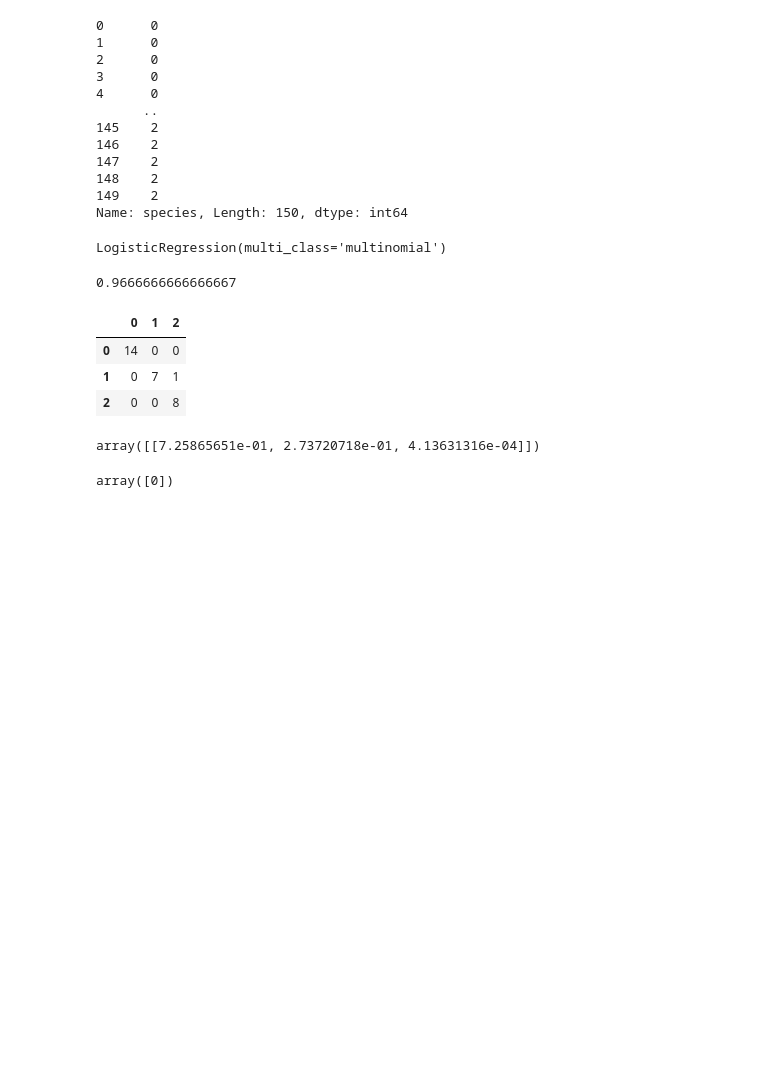
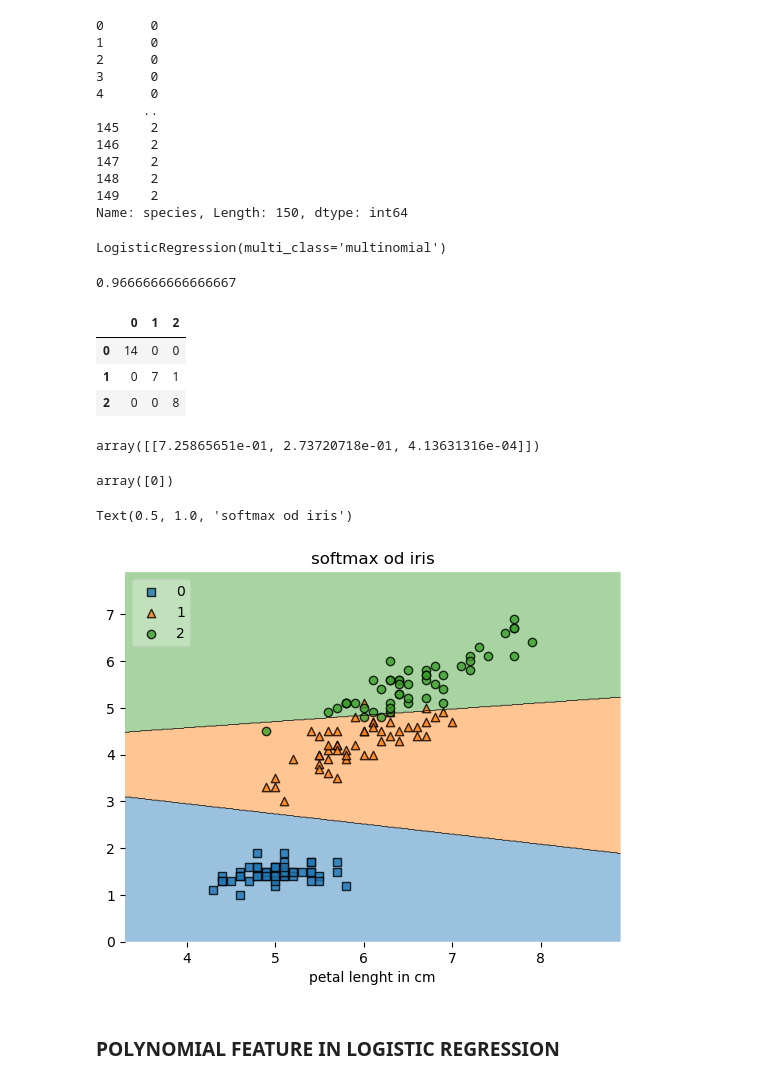
Before and after one commit to TANUSHRI-BHISE/LinearRegression, a Jupyter notebook: multinominal_logistic_polynomial.ipynb, the cells around one changed output. Drawn from its saved outputs; the diff is of its cells as text; code cells hidden in the pictures; blank space fills up the shorter version.

```diff
--- a/multinominal_logistic_polynomial.ipynb
+++ b/multinominal_logistic_polynomial.ipynb
@@ -105,3 +105,15 @@ array([[7.25865651e-01, 2.73720718e-01, 4.13631316e-04]])
 clf.predict(query)#gives max value out of all from above 3 numbers
 # %% [output]
 array([0])
+# %%
+from mlxtend.plotting import plot_decision_regions
+plot_decision_regions(X.values,y.values,clf,legend=2)
+plt.xlabel('sepal length in cm')
+plt.xlabel('petal lenght in cm')
+plt.title('softmax od iris')
+# %% [output]
+Text(0.5, 1.0, 'softmax od iris')
+[figure, added]
+# %% [markdown]
+<h3>POLYNOMIAL FEATURE IN LOGISTIC REGRESSION
+</h3>
```
Also changed, not shown: parts of 31 cells of this notebook.
